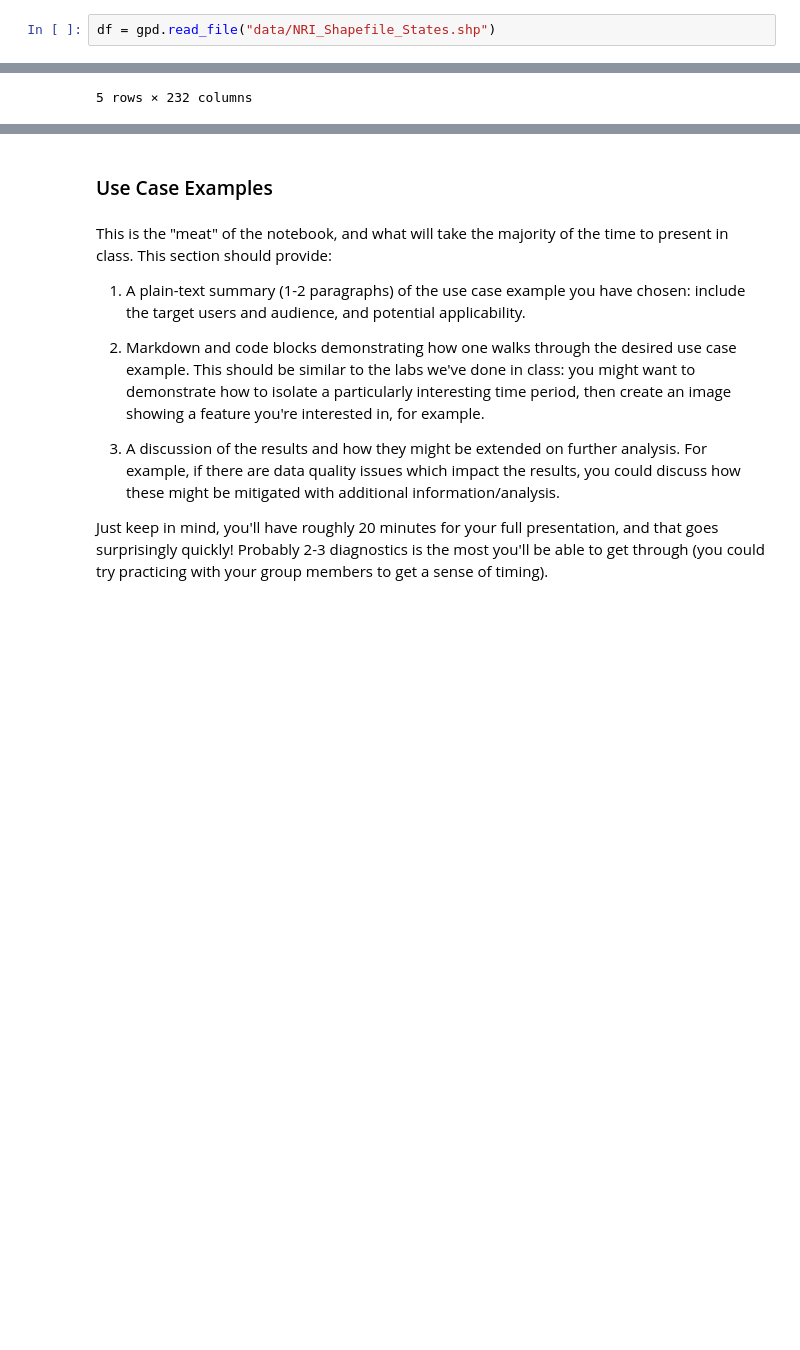
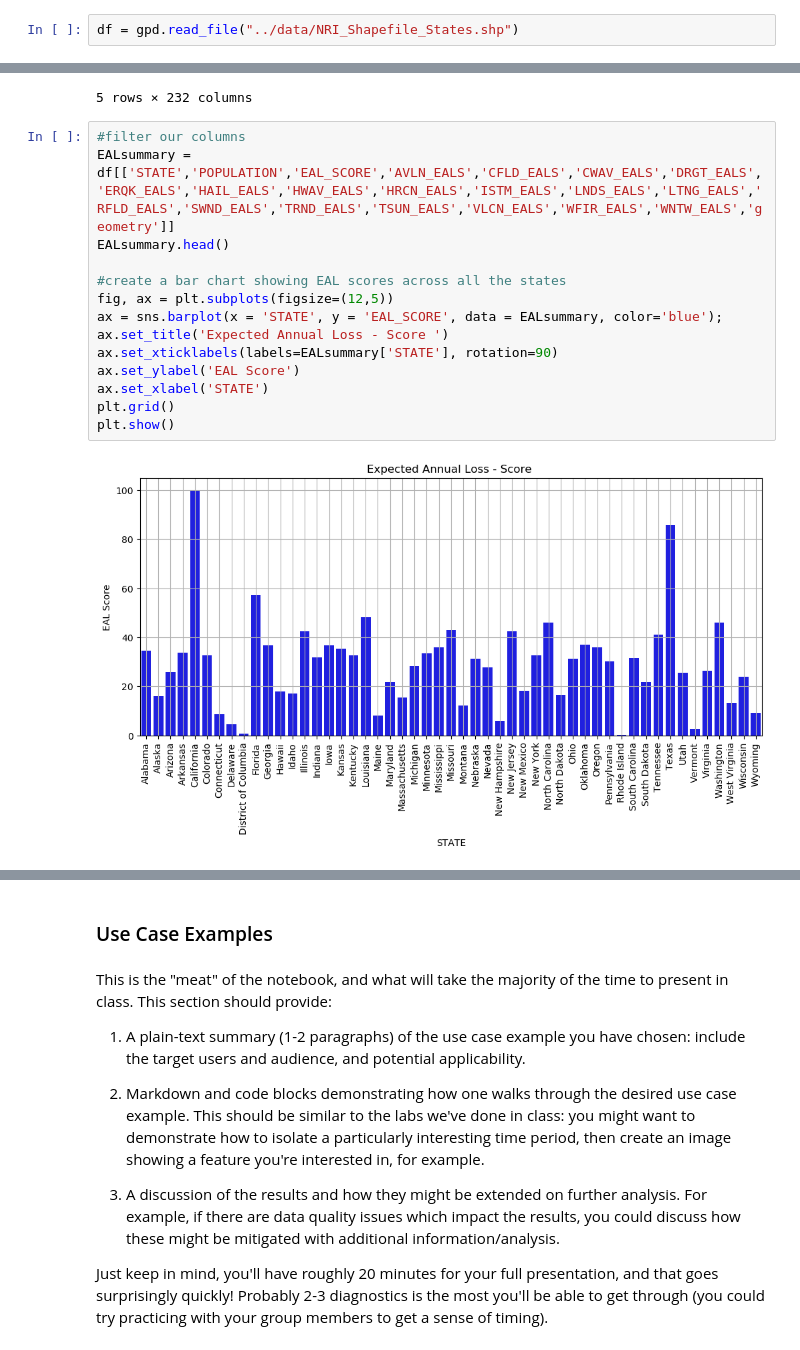
Before and after one commit to EDS220-Fall2022-org/homework-2-team-2, a Jupyter notebook: finalproject_template.ipynb, the cells around one changed output, grey strips where cells are left out. Drawn from its saved outputs; the diff is of its cells as text; blank space fills up the shorter version.

Commit message:
adding visuals and filter

```diff
--- a/finalproject_template.ipynb
+++ b/finalproject_template.ipynb
@@ -91,7 +91,7 @@ Downloading shapefile...
 Done
 ['NRI_Shapefile_States.dbf', 'NRI_Shapefile_States.prj', 'NRI_Shapefile_States.shp', 'NRI_Shapefile_States.shx']
 # %%
-df = gpd.read_file("data/NRI_Shapefile_States.shp")
+df = gpd.read_file("../data/NRI_Shapefile_States.shp")
 # %% [markdown]
 <a id='display'></a>
 ### Metadata Display and Basic Visualization
@@ -114,3 +114,19 @@ df.head()
 | 3 | S05 | Arkansas | AR | 05 | 2915918 | 2.909845e+11 | 9.434198e+09 | 52034.233206 | 33.859489 | ... |
 | 4 | S06 | California | CA | 06 | 37253956 | 3.848852e+12 | 2.885307e+10 | 155785.663611 | 100.000000 | ... |
 5 rows × 232 columns
+# %%
+#filter our columns
+EALsummary = df[['STATE','POPULATION','EAL_SCORE','AVLN_EALS','CFLD_EALS','CWAV_EALS','DRGT_EALS','ERQK_EALS','HAIL_EALS','HWAV_EALS','HRCN_EALS','ISTM_EALS','LNDS_EALS','LTNG_EALS','RFLD_EALS','SWND_EALS','TRND_EALS','TSUN_EALS','VLCN_EALS','WFIR_EALS','WNTW_EALS','geometry']]
+EALsummary.head()
+
+#create a bar chart showing EAL scores across all the states
+fig, ax = plt.subplots(figsize=(12,5))
+ax = sns.barplot(x = 'STATE', y = 'EAL_SCORE', data = EALsummary, color='blue');
+ax.set_title('Expected Annual Loss - Score ')
+ax.set_xticklabels(labels=EALsummary['STATE'], rotation=90)
+ax.set_ylabel('EAL Score')
+ax.set_xlabel('STATE')
+plt.grid()
+plt.show()
+# %% [output]
+[figure, added]
```
Also changed, not shown: parts of 5 cells of this notebook.
